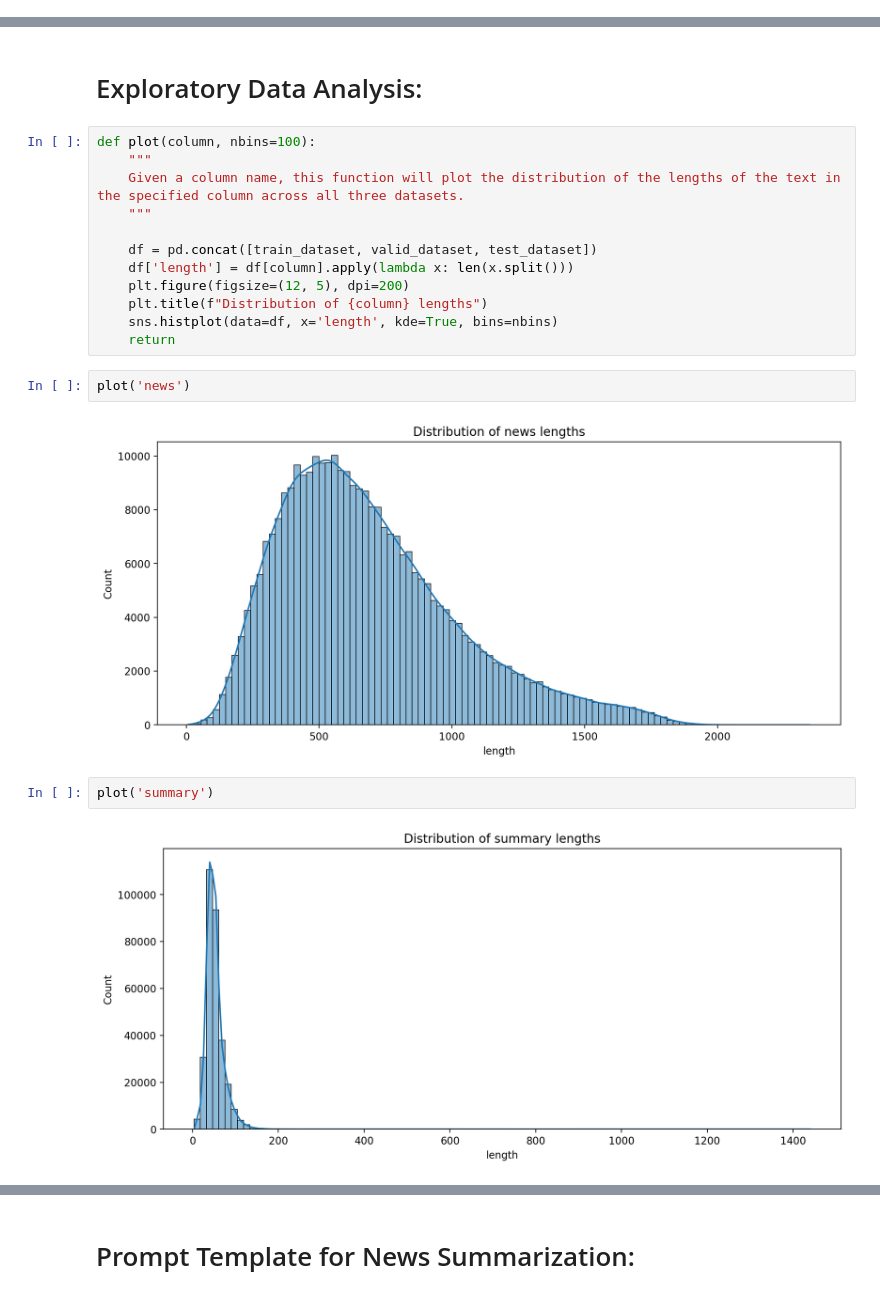
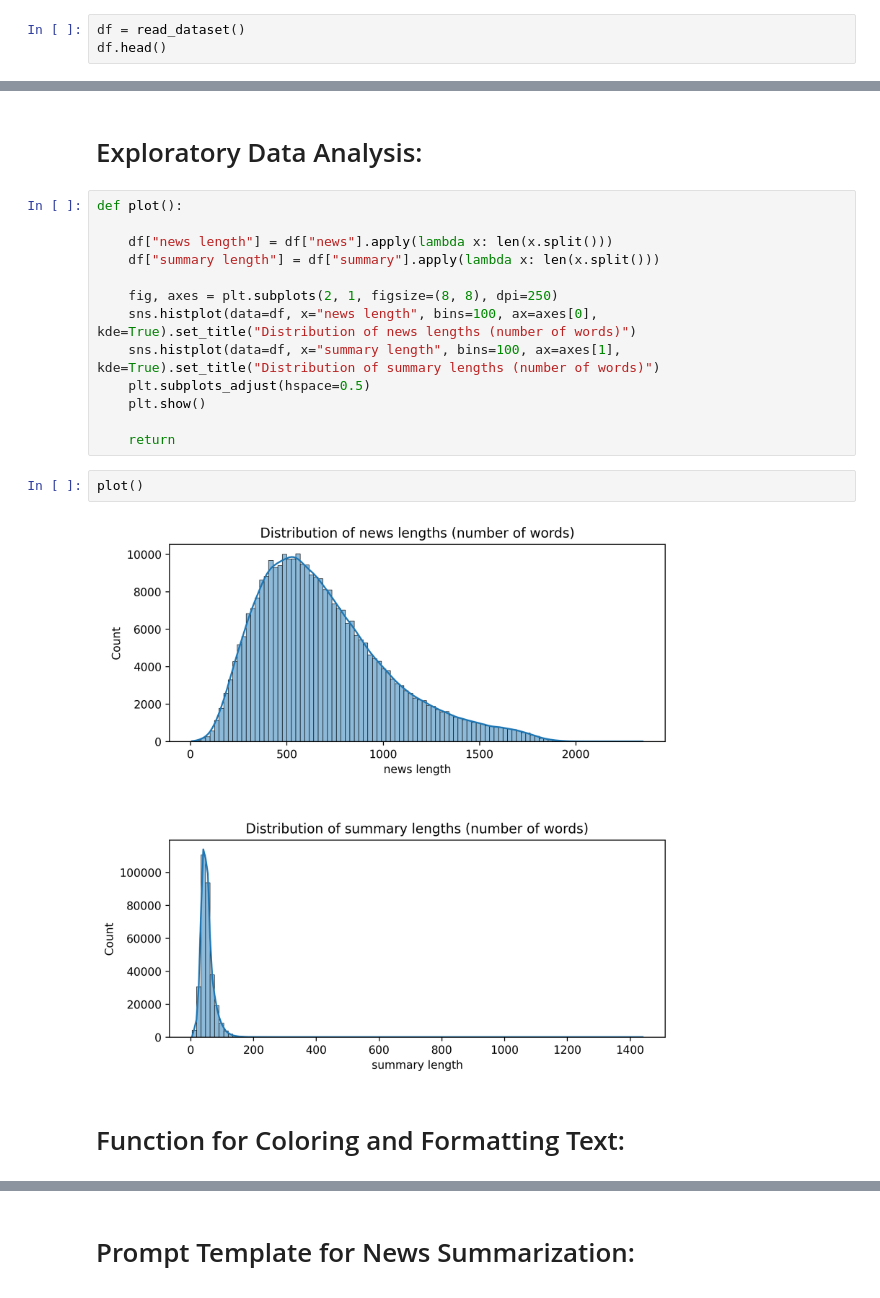
Before and after one commit to De-Subhadip/NLP-notebooks, a Jupyter notebook: Text Summarization - Gemma 3 fine-tuning with LoRA.ipynb, the cells around one changed output, grey strips where cells are left out. Drawn from its saved outputs; the diff is of its cells as text.

Commit message:
Kaggle Notebook | Text Summarization - Gemma 3 fine-tuning with LoRA | Version 3

```diff
--- a/Text Summarization - Gemma 3 fine-tuning with LoRA.ipynb
+++ b/Text Summarization - Gemma 3 fine-tuning with LoRA.ipynb
@@ -74,0 +57,3 @@ test_dataset.head()
+# %%
+df = read_dataset()
+df.head()
@@ -75,22 +79,21 @@ test_dataset.head()
 # %% [markdown]
 # Exploratory Data Analysis:
-# %%
-def plot(column, nbins=100):
-    """
-    Given a column name, this function will plot the distribution of the lengths of the text in the specified column across all three datasets.
-    """
-
-    df = pd.concat([train_dataset, valid_dataset, test_dataset])
-    df['length'] = df[column].apply(lambda x: len(x.split()))
-    plt.figure(figsize=(12, 5), dpi=200)
-    plt.title(f"Distribution of {column} lengths")
-    sns.histplot(data=df, x='length', kde=True, bins=nbins)
-    return
+# %%
+def plot():
+
+    df["news length"] = df["news"].apply(lambda x: len(x.split()))
+    df["summary length"] = df["summary"].apply(lambda x: len(x.split()))
+
+    fig, axes = plt.subplots(2, 1, figsize=(8, 8), dpi=250)
+    sns.histplot(data=df, x="news length", bins=100, ax=axes[0], kde=True).set_title("Distribution of news lengths (number of words)")
+    sns.histplot(data=df, x="summary length", bins=100, ax=axes[1], kde=True).set_title("Distribution of summary lengths (number of words)")
+    plt.subplots_adjust(hspace=0.5)
+    plt.show()
+
+    return
 # %%
-plot('news')
+plot()
 # %% [output]
-[figure, old version]
+[figure, new version]
-# %%
-plot('summary')
-# %% [output]
-[figure, removed]
+# %% [markdown]
+# Function for Coloring and Formatting Text:
```
Also changed, not shown: parts of 30 cells of this notebook.
